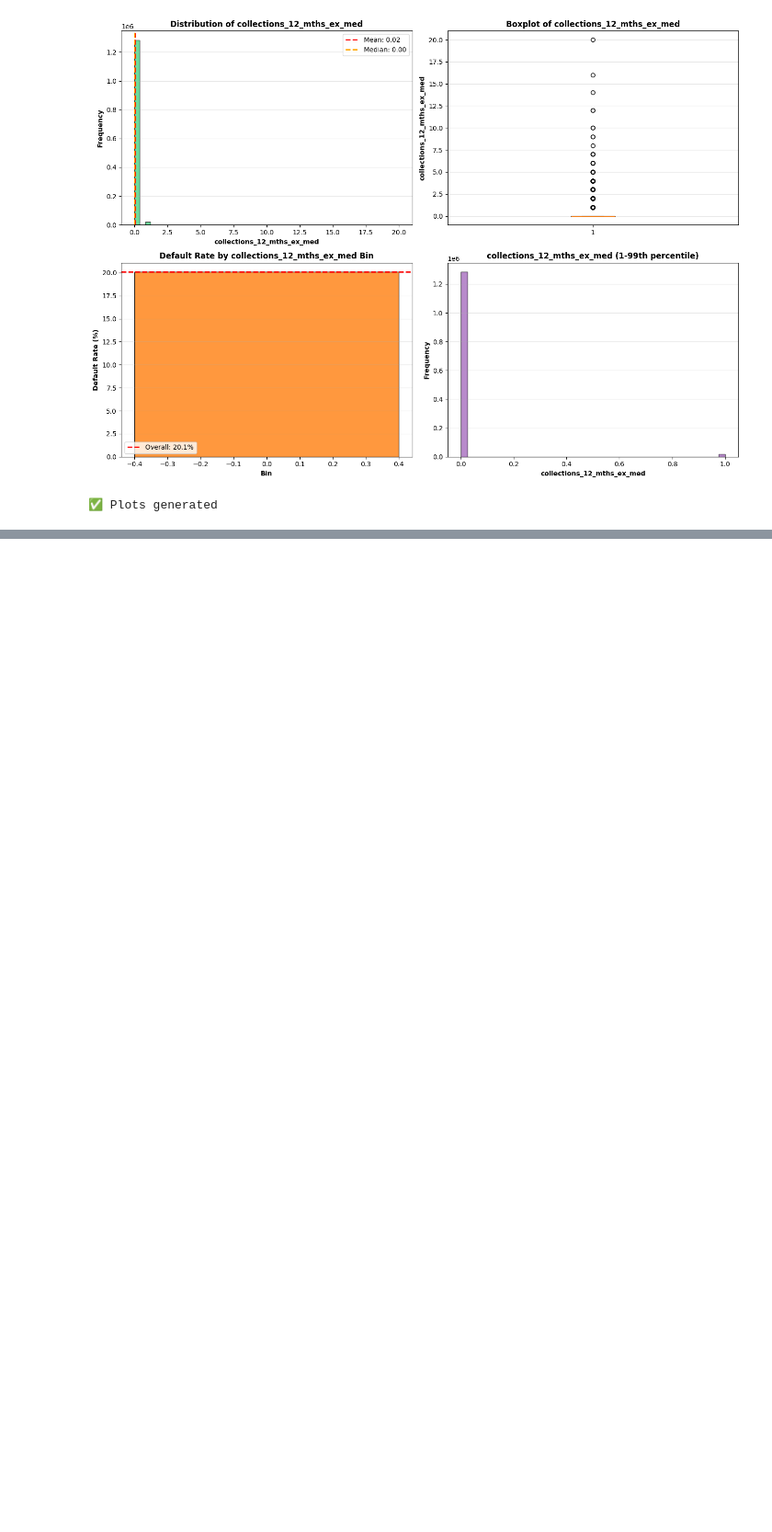
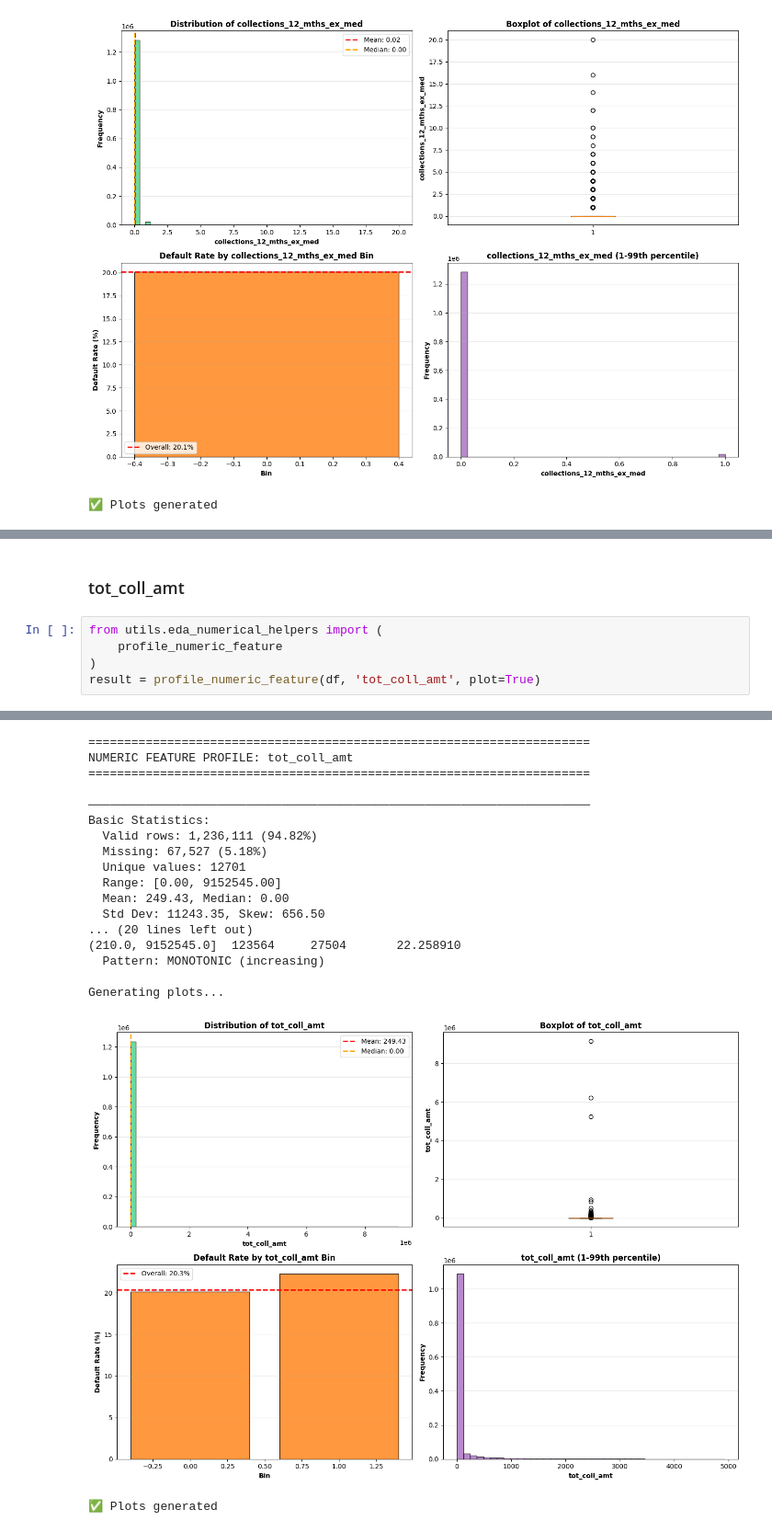
Before and after one commit to salman7420/credit-risk-model, a Jupyter notebook: notebooks/03_univariate_eda_numerical.ipynb, the cells around one changed output, grey strips where cells are left out. Shown at 92% size. Drawn from its saved outputs; the diff is of its cells as text; blank space fills up the shorter version.

```diff
--- a/notebooks/03_univariate_eda_numerical.ipynb
+++ b/notebooks/03_univariate_eda_numerical.ipynb
@@ -648,0 +708,8 @@ Generating plots...
+# %% [markdown]
+### tot_coll_amt
+# %%
+from utils.eda_numerical_helpers import (
+    profile_numeric_feature
+)
+result = profile_numeric_feature(df, 'tot_coll_amt', plot=True)
+# %% [output]
@@ -648,0 +718,19 @@ Generating plots...
+======================================================================
+NUMERIC FEATURE PROFILE: tot_coll_amt
+======================================================================
+
+──────────────────────────────────────────────────────────────────────
+Basic Statistics:
+  Valid rows: 1,236,111 (94.82%)
+  Missing: 67,527 (5.18%)
+  Unique values: 12701
+  Range: [0.00, 9152545.00]
+  Mean: 249.43, Median: 0.00
+  Std Dev: 11243.35, Skew: 656.50
+... (20 lines left out)
+(210.0, 9152545.0]  123564     27504       22.258910
+  Pattern: MONOTONIC (increasing)
+
+Generating plots...
+[figure, added]
+✅ Plots generated
```
Also changed, not shown: parts of 14 cells of this notebook, 1 other file.
